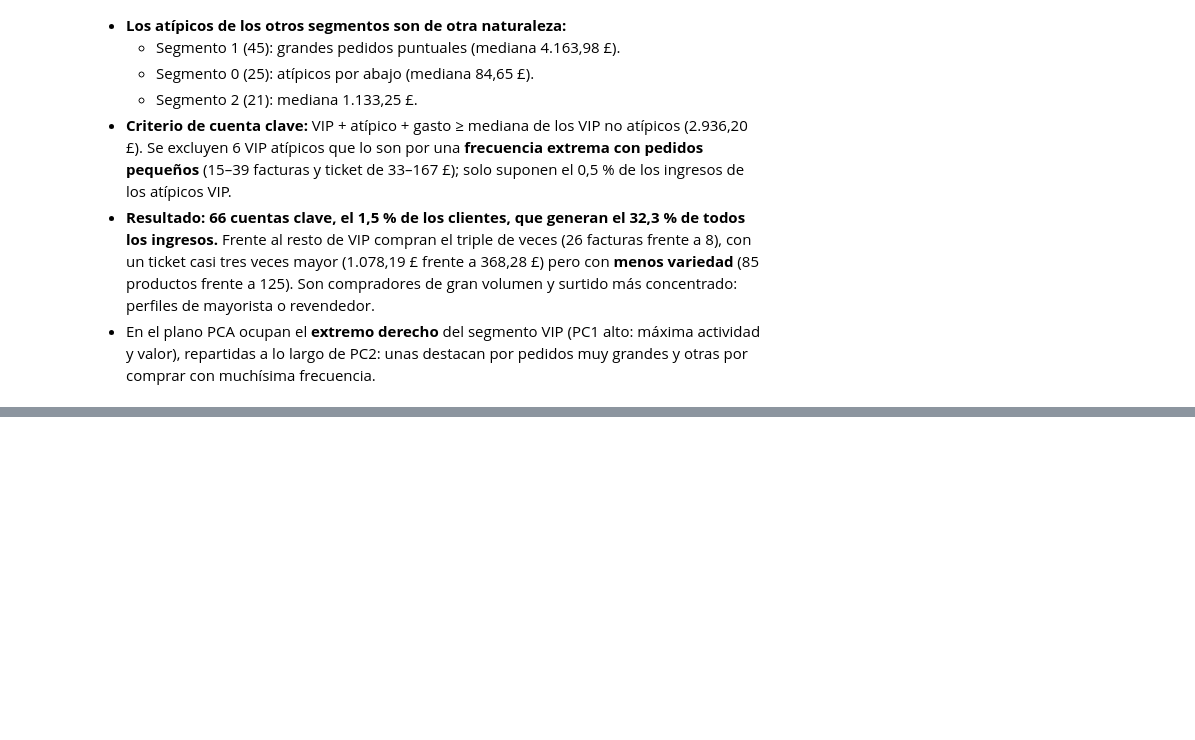
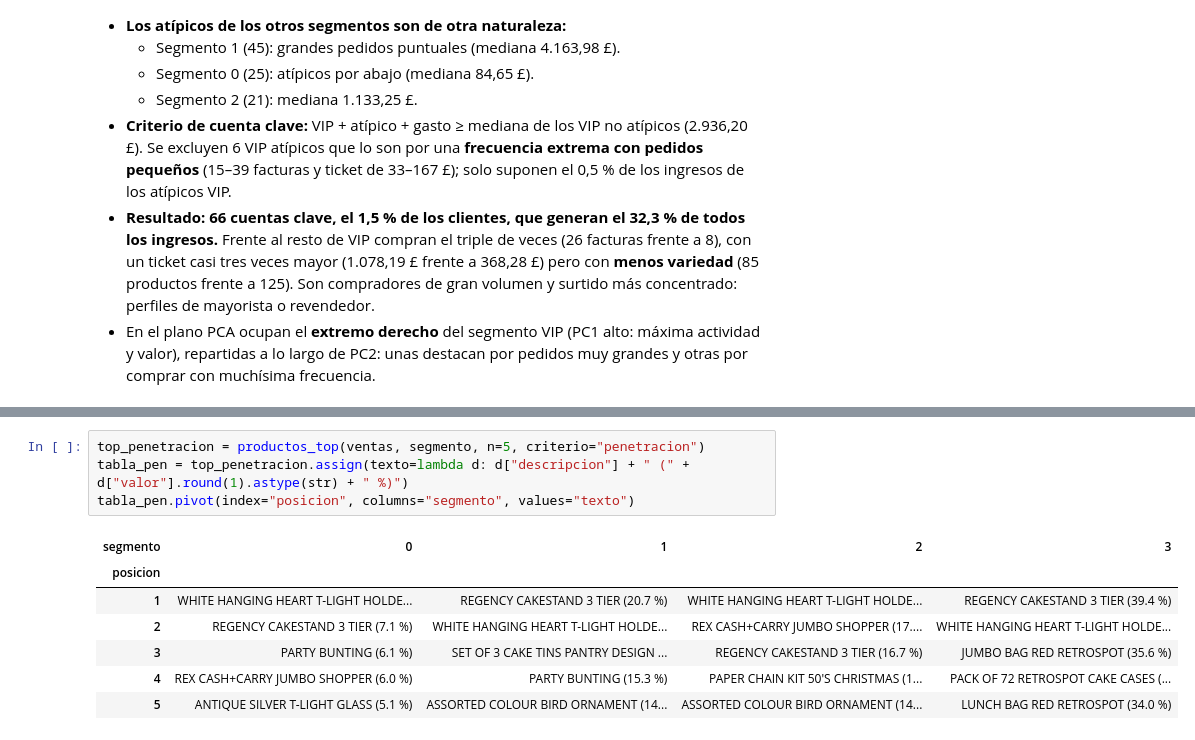
Before and after one commit to Andres766/proeyecto-mineria-de-datos, a Jupyter notebook: notebooks/04_perfiles.ipynb, the cells around one changed output, grey strips where cells are left out. Drawn from its saved outputs; the diff is of its cells as text; blank space fills up the shorter version.

```diff
--- a/notebooks/04_perfiles.ipynb
+++ b/notebooks/04_perfiles.ipynb
@@ -334,0 +356,12 @@ plt.show()
+# %%
+top_penetracion = productos_top(ventas, segmento, n=5, criterio="penetracion")
+tabla_pen = top_penetracion.assign(texto=lambda d: d["descripcion"] + " (" + d["valor"].round(1).astype(str) + " %)")
+tabla_pen.pivot(index="posicion", columns="segmento", values="texto")
+# %% [output]
+| segmento | 0 | 1 | 2 | 3 |
+| posicion |  |  |  |  |
+| 1 | WHITE HANGING HEART T-LIGHT HOLDE... | REGENCY CAKESTAND 3 TIER (20.7 %) | WHITE HANGING HEART T-LIGHT HOLDE... | REGENCY CAKESTAND 3 TIER (39.4 %) |
+| 2 | REGENCY CAKESTAND 3 TIER (7.1 %) | WHITE HANGING HEART T-LIGHT HOLDE... | REX CASH+CARRY JUMBO SHOPPER (17.... | WHITE HANGING HEART T-LIGHT HOLDE... |
+| 3 | PARTY BUNTING (6.1 %) | SET OF 3 CAKE TINS PANTRY DESIGN ... | REGENCY CAKESTAND 3 TIER (16.7 %) | JUMBO BAG RED RETROSPOT (35.6 %) |
+| 4 | REX CASH+CARRY JUMBO SHOPPER (6.0 %) | PARTY BUNTING (15.3 %) | PAPER CHAIN KIT 50'S CHRISTMAS (1... | PACK OF 72 RETROSPOT CAKE CASES (... |
+| 5 | ANTIQUE SILVER T-LIGHT GLASS (5.1 %) | ASSORTED COLOUR BIRD ORNAMENT (14... | ASSORTED COLOUR BIRD ORNAMENT (14... | LUNCH BAG RED RETROSPOT (34.0 %) |
```
Also changed, not shown: parts of 9 cells of this notebook.
